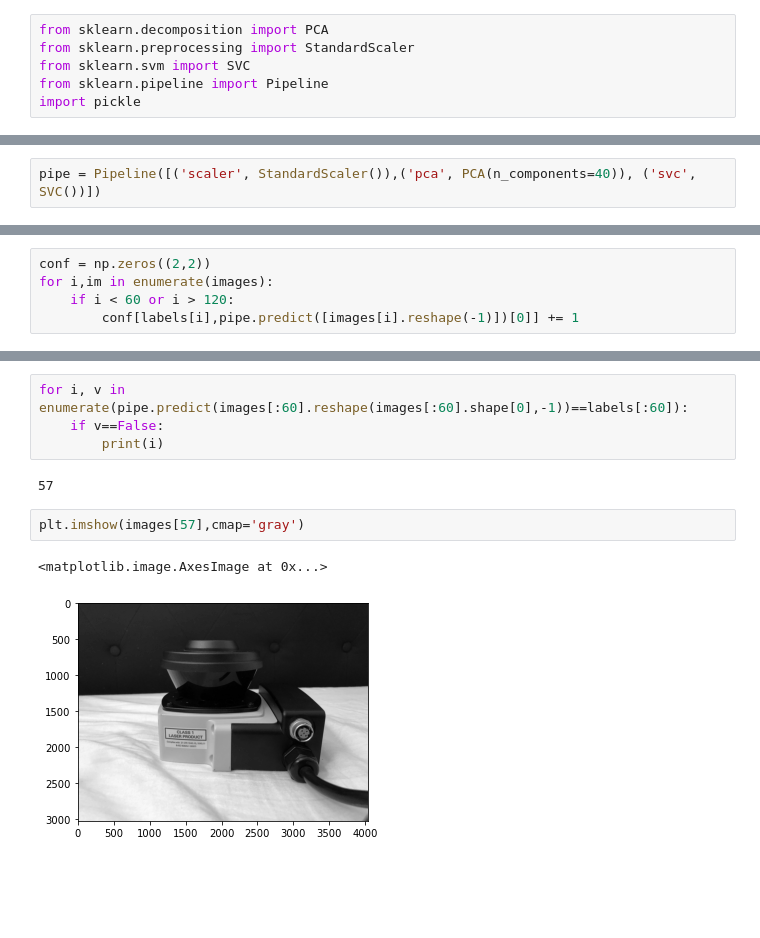
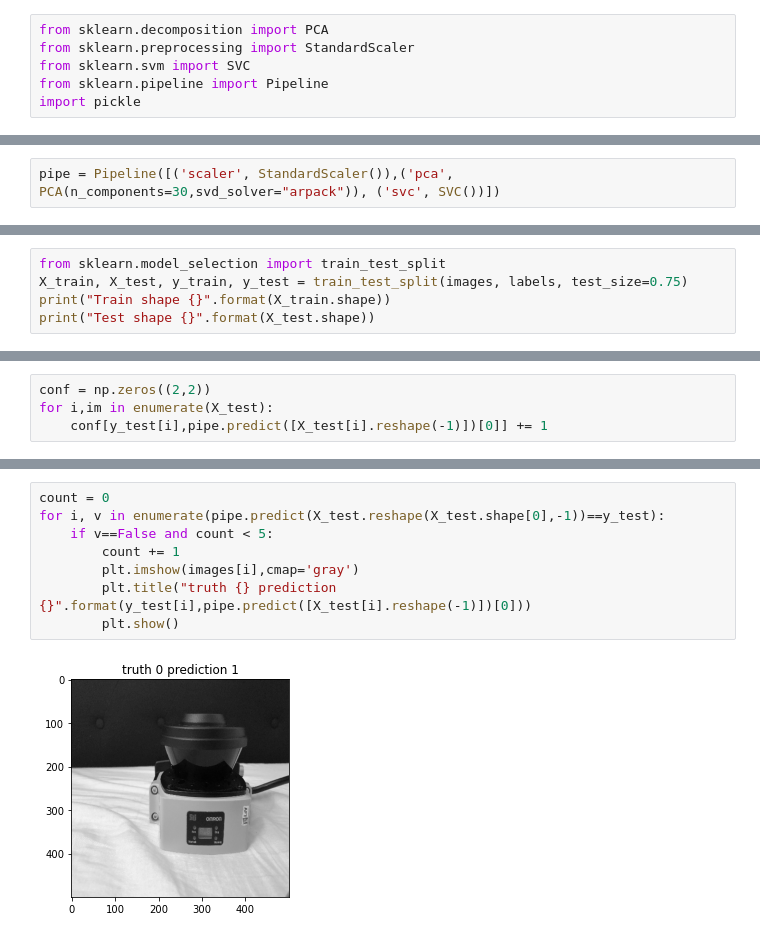
Before and after one commit to gr8monk3ys/Omron-computer-vision, a Jupyter notebook: testing_models.ipynb, the cells around one changed output, grey strips where cells are left out. Drawn from its saved outputs; the diff is of its cells as text; blank space fills up the shorter version.

```diff
--- a/testing_models.ipynb
+++ b/testing_models.ipynb
@@ -66,2 +75,2 @@ import pickle
 # %%
-pipe = Pipeline([('scaler', StandardScaler()),('pca', PCA(n_components=40)), ('svc', SVC())])
+pipe = Pipeline([('scaler', StandardScaler()),('pca', PCA(n_components=30,svd_solver="arpack")), ('svc', SVC())])
@@ -67,0 +79,5 @@ pipe = Pipeline([('scaler', StandardScaler()),('pca', PCA(n_components=40)), ('s
+# %%
+from sklearn.model_selection import train_test_split
+X_train, X_test, y_train, y_test = train_test_split(images, labels, test_size=0.75)
+print("Train shape {}".format(X_train.shape))
+print("Test shape {}".format(X_test.shape))
@@ -82,8 +111,7 @@ pipe.score(X_test.reshape(X_test.shape[0],-1),y_test)
 # %%
 conf = np.zeros((2,2))
-for i,im in enumerate(images):
-    if i < 60 or i > 120:
-        conf[labels[i],pipe.predict([images[i].reshape(-1)])[0]] += 1
+for i,im in enumerate(X_test):
+    conf[y_test[i],pipe.predict([X_test[i].reshape(-1)])[0]] += 1
 # %%
 sns.heatmap(conf, annot=True, fmt="", cbar=False, square=True)
 plt.ylabel('truth')
@@ -94,11 +122,10 @@ Text(0.5, 15.0, 'prediction')
 # %%
-for i, v in enumerate(pipe.predict(images[:60].reshape(images[:60].shape[0],-1))==labels[:60]):
-    if v==False:
-        print(i)
+count = 0
+for i, v in enumerate(pipe.predict(X_test.reshape(X_test.shape[0],-1))==y_test):
+    if v==False and count < 5:
+        count += 1
+        plt.imshow(images[i],cmap='gray')
+        plt.title("truth {} prediction {}".format(y_test[i],pipe.predict([X_test[i].reshape(-1)])[0]))
+        plt.show()
 # %% [output]
-57
+[figure, added]
-# %%
-plt.imshow(images[57],cmap='gray')
-# %% [output]
-<matplotlib.image.AxesImage at 0x...>
-[figure, removed]
```
Also changed, not shown: parts of 23 cells of this notebook.
